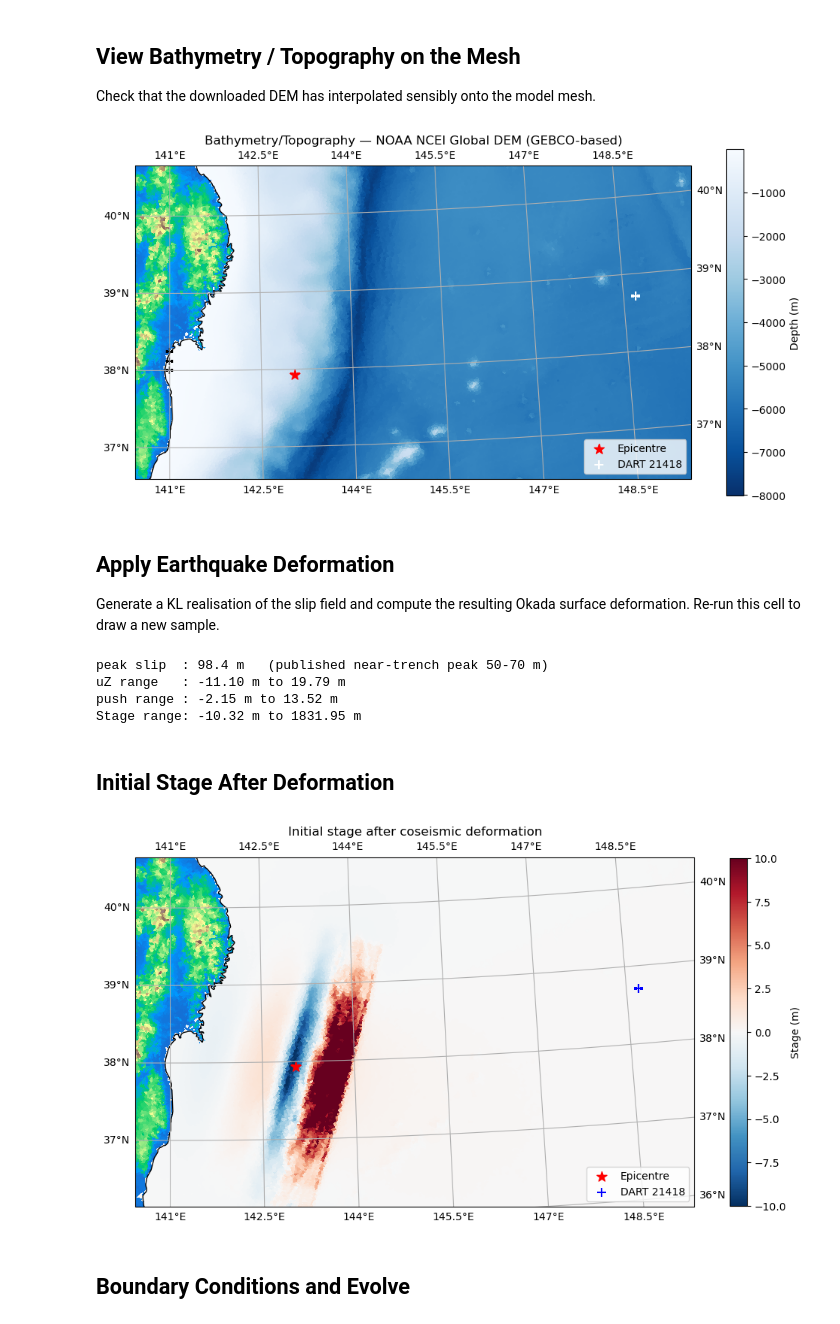
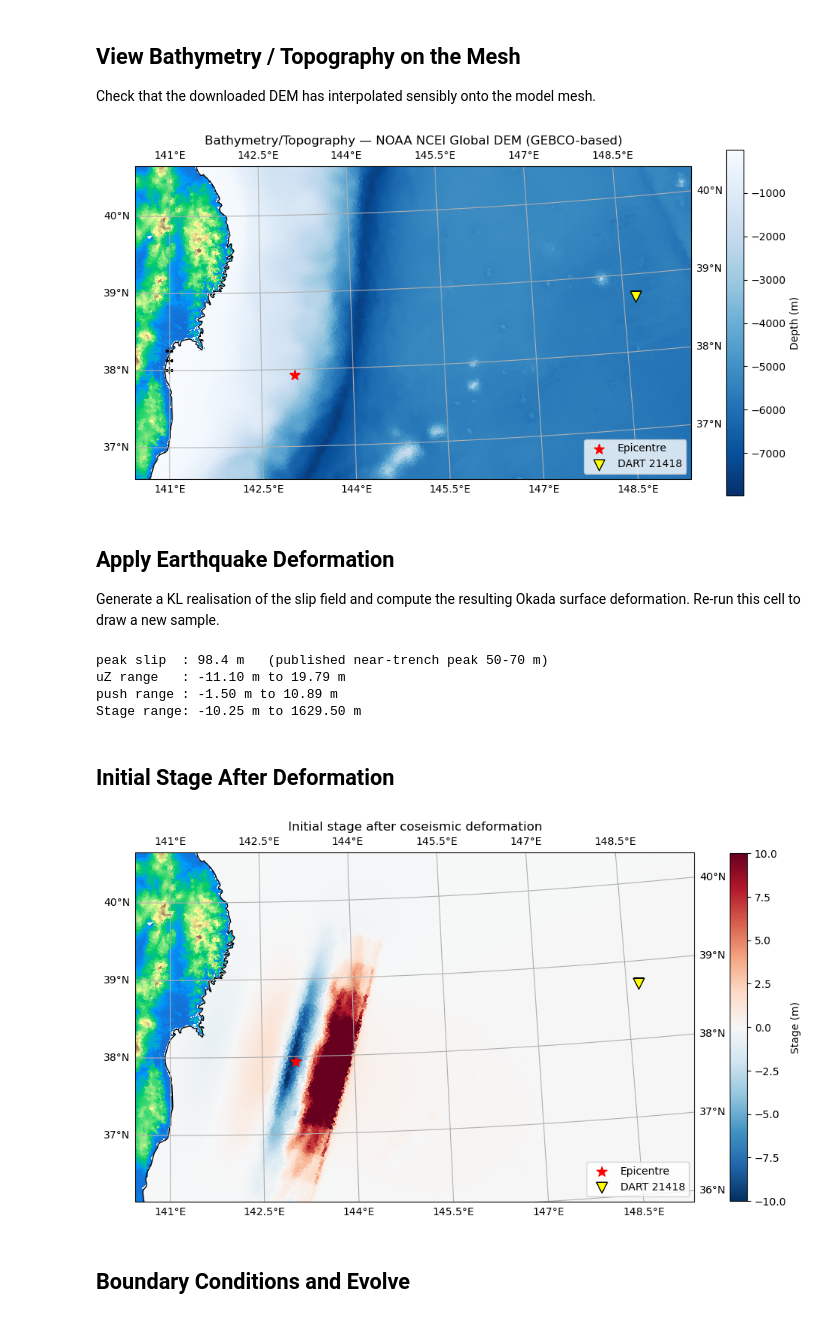
Before and after one commit to stoiver/Tohoku, a Jupyter notebook: notebook_tohoku_open_elevation.ipynb, the cells around one changed output. Drawn from its saved outputs; the diff is of its cells as text; code cells hidden in the pictures.

```diff
--- a/notebook_tohoku_open_elevation.ipynb
+++ b/notebook_tohoku_open_elevation.ipynb
@@ -225,7 +212,7 @@ dry falls from 64 to 3.  The 450 m DEM cannot resolve the low ground the water
 actually crossed.
 # %%
 # 'open' = downloaded GeoTIFF only; 'pts' = overlay Tohoku.pts where it covers.
-elevation_source = 'open'
+elevation_source = 'pts'
 
 domain.set_quantity('elevation', filename=dem_file, location='centroids', verbose=True)
 
@@ -269,17 +256,20 @@ Stage[:] = np.maximum(Elevation, Stage)
 # 0.01 m (friction is negligible in 5700 m of water).  The source above is
 # fixed from published values, so nothing in it is tuned against DART.
 #
-# For that source n = 0.036 gives Aida K = 0.98, kappa = 1.64 and a mean bias
-# of +0.11 m, at a DART peak of 1.87 m against 1.87 m observed.  n = 0.033
-# gives K 0.92 / kappa 1.63; n = 0.040 gives K 1.09 / kappa 1.68.
+# The value is tied to the DEM, so there is one per elevation_source, from the
+# sweep in notebook_tohoku_friction_calibration.ipynb (n interpolated to Aida
+# K = 1, strict match criterion, study area, measured 2026-09-27):
+#
+#   open  n = 0.037 : K 1.00, kappa 1.57, bias -0.09 m, 263 of 1765 dry
+#   pts   n = 0.042 : K 1.00, kappa 1.59, bias -0.04 m, 147 of 1765 dry
 #
 # It is an effective value standing in for unresolved bed roughness and coastal
-# defences on a 450 m DEM, not a measured one -- and it is tied to that DEM:
-# elevation_source = 'pts' resolves more of the low coastal strip and wants a
-# larger n.
-domain.set_quantity('friction', 0.036)
+# defences, not a measured one.  The finer Tohoku.pts resolves more of the low
+# coastal strip, lets more water through, and so wants more roughness.
+friction = {'open': 0.037, 'pts': 0.042}[elevation_source]
+domain.set_quantity('friction', friction)
 
-print(f'Elevation source: {elevation_source}')
+print(f'Elevation source: {elevation_source}   Manning n: {friction}')
 print(f'Elevation range: {Elevation.min():.1f} m to {Elevation.max():.1f} m')
 # %% [output]
 Applying fitted data to quantity
@@ -383,37 +384,39 @@ Check that the downloaded DEM has interpolated sensibly onto the model mesh.
 # %%
 import cartopy.crs as ccrs
 
 dplotter = anuga.Domain_plotter(domain, absolute=True)
 
 fig, ax = plt.subplots(figsize=(10, 8), subplot_kw={'projection': ccrs.UTM(zone=54)})
 
 md = 0.01  # wet/dry threshold
 
 dplotter.triang.set_mask(dplotter.depth > md)
 ax.tripcolor(dplotter.triang, facecolors=dplotter.elev, cmap='terrain', vmin=-200, vmax=2000)
 
-ax.set_extent([450_000, 1_400_000, 4_050_000, 4_500_000], crs=ccrs.UTM(zone=54))
-#ax.set_extent([100_000, 1_400_000, 3_900_000, 5_200_000], crs=ccrs.UTM(zone=54))
+ax.set_extent(overview_extent_ll, crs=PC)
 
 dplotter.triang.set_mask(dplotter.depth <= md)
 img = ax.tripcolor(dplotter.triang, facecolors=dplotter.elev, cmap='Blues_r')
 dplotter.triang.set_mask(None)
 
 ax.scatter(x0, y0, marker='*', color='r', s=100, transform=ccrs.UTM(zone=54), label='Epicentre')
-ax.scatter(gauges[21418].east, gauges[21418].north, marker='+', color='w', s=80,
-           transform=ccrs.UTM(zone=54), label='DART 21418')
+#ax.scatter(gauges[21418].east, gauges[21418].north, marker='+', color='w', s=80,
+#           transform=ccrs.UTM(zone=54), label='DART 21418')
+ax.scatter(gauges[21418].east, gauges[21418].north, marker='v', color='yellow',
+           edgecolor='k', s=110, zorder=5, transform=ccrs.UTM(zone=54),
+           label='DART 21418')
 for k in [0, 1, 2]:
     ax.scatter(gauges[k].east, gauges[k].north, marker='+', color='k', s=60,
                transform=ccrs.UTM(zone=54))
 
 ax.gridlines(draw_labels=True)
 ax.coastlines(resolution='10m')
 ax.legend(loc='lower right')
 plt.colorbar(img, ax=ax, shrink=0.6, label='Depth (m)')
 plt.title('Bathymetry/Topography — NOAA NCEI Global DEM (GEBCO-based)')
 plt.tight_layout()
 # %% [output]
-[figure, old version]
+[figure, new version]
 # %% [markdown]
 ## Apply Earthquake Deformation
 
@@ -461,8 +464,8 @@ print(f'Stage range: {Stage.min():.2f} m to {Stage.max():.2f} m')
 # %% [output]
 peak slip  : 98.4 m   (published near-trench peak 50-70 m)
 uZ range   : -11.10 m to 19.79 m
-push range : -2.15 m to 13.52 m
-Stage range: -10.32 m to 1831.95 m
+push range : -1.50 m to 10.89 m
+Stage range: -10.25 m to 1629.50 m
 # %% [markdown]
 ## Initial Stage After Deformation
 # %%
@@ -478,11 +481,13 @@ img = ax.tripcolor(dplotter.triang, facecolors=dplotter.stage, cmap='RdBu_r', vm
 dplotter.triang.set_mask(None)
 
 ax.scatter(x0, y0, marker='*', color='r', s=100, transform=ccrs.UTM(zone=54), label='Epicentre')
-ax.scatter(gauges[21418].east, gauges[21418].north, marker='+', color='b', s=80,
-           transform=ccrs.UTM(zone=54), label='DART 21418')
+#ax.scatter(gauges[21418].east, gauges[21418].north, marker='+', color='b', s=80,
+#           transform=ccrs.UTM(zone=54), label='DART 21418')
+ax.scatter(gauges[21418].east, gauges[21418].north, marker='v', color='yellow',
+           edgecolor='k', s=110, zorder=5, transform=ccrs.UTM(zone=54),
+           label='DART 21418')
 
-#ax.set_extent([450000, 1000000, 4050000, 4500000], crs=ccrs.UTM(zone=54))
-ax.set_extent([450_000, 1_400_000, 4_000_000, 4_500_000], crs=ccrs.UTM(zone=54))
+ax.set_extent(overview_extent_ll, crs=PC)
 ax.gridlines(draw_labels=True)
 ax.coastlines(resolution='10m')
 ax.legend(loc='lower right')
@@ -490,7 +495,7 @@ plt.colorbar(img, ax=ax, shrink=0.6, label='Stage (m)')
 plt.title('Initial stage after coseismic deformation')
 plt.tight_layout()
 # %% [output]
-[figure, old version]
+[figure, new version]
 # %% [markdown]
 ## Boundary Conditions and Evolve
 # %%
```
Also changed, not shown: parts of 16 cells of this notebook, 6 other files.
